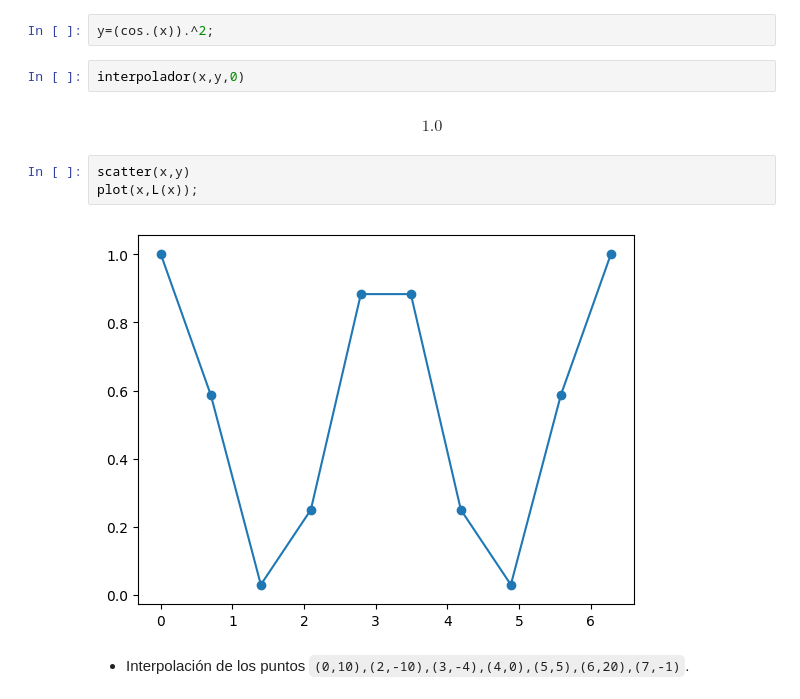
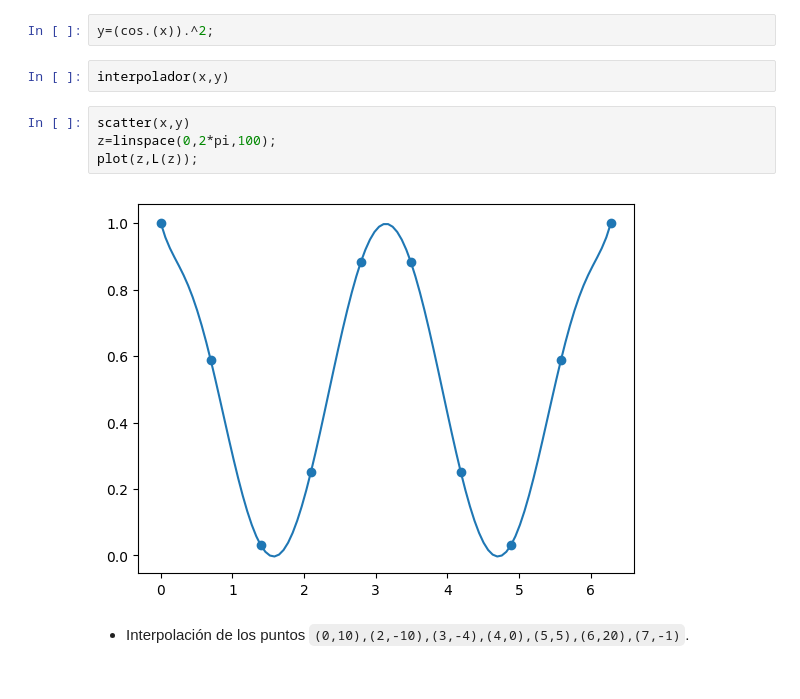
Before and after one commit to Giovanni-Alonso-Torres/Fisica_Computacional_Alonso_Torres, a Jupyter notebook: Tarea_7.ipynb, the cells around one changed output. Drawn from its saved outputs; the diff is of its cells as text.

```diff
--- a/Tarea_7.ipynb
+++ b/Tarea_7.ipynb
@@ -117,14 +122,13 @@ x=linspace(0,2*pi,10);
 # %%
 y=(cos.(x)).^2;
 # %%
-interpolador(x,y,0)
+interpolador(x,y)
-# %% [output]
-$$1.0$$
 # %%
 scatter(x,y)
-plot(x,L(x));
+z=linspace(0,2*pi,100);
+plot(z,L(z));
 # %% [output]
-[figure, old version]
+[figure, new version]
 # %% [markdown]
 * Interpolación de los puntos `(0,10),(2,-10),(3,-4),(4,0),(5,5),(6,20),(7,-1)`.
 # %%
```
Also changed, not shown: parts of 7 cells of this notebook.
